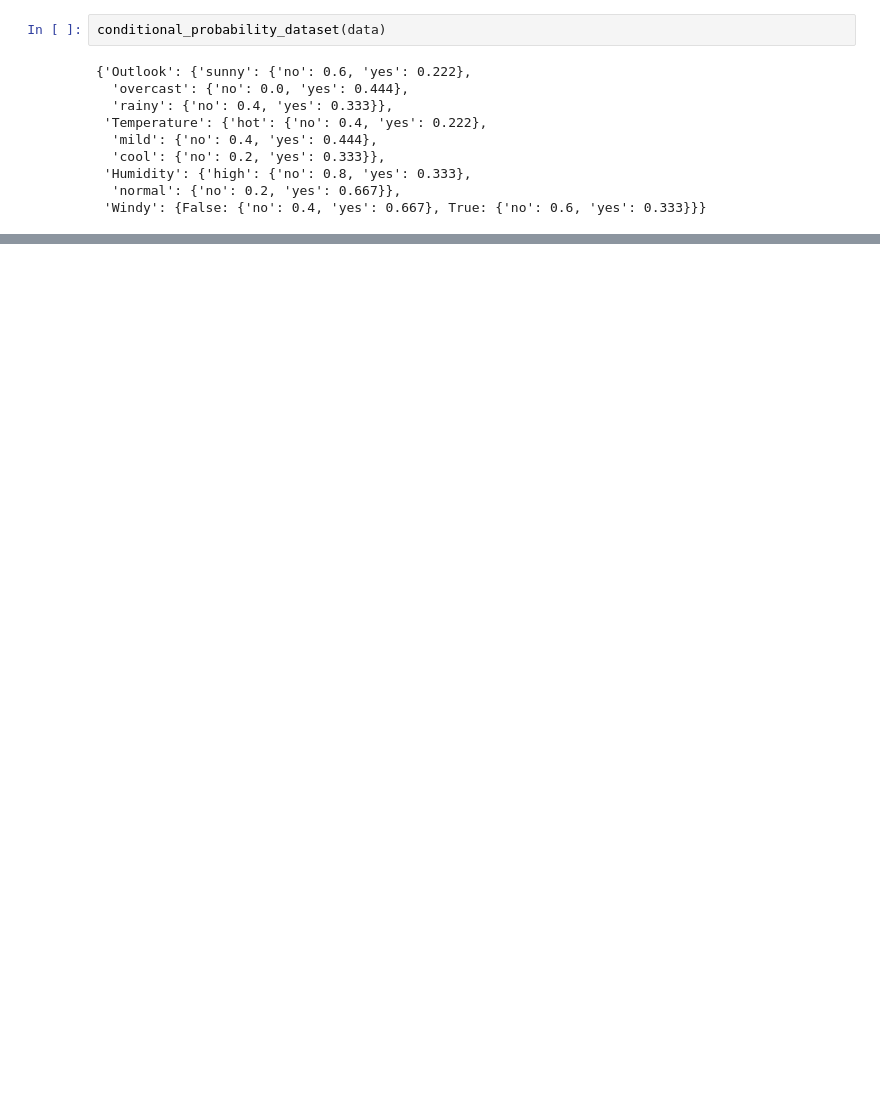
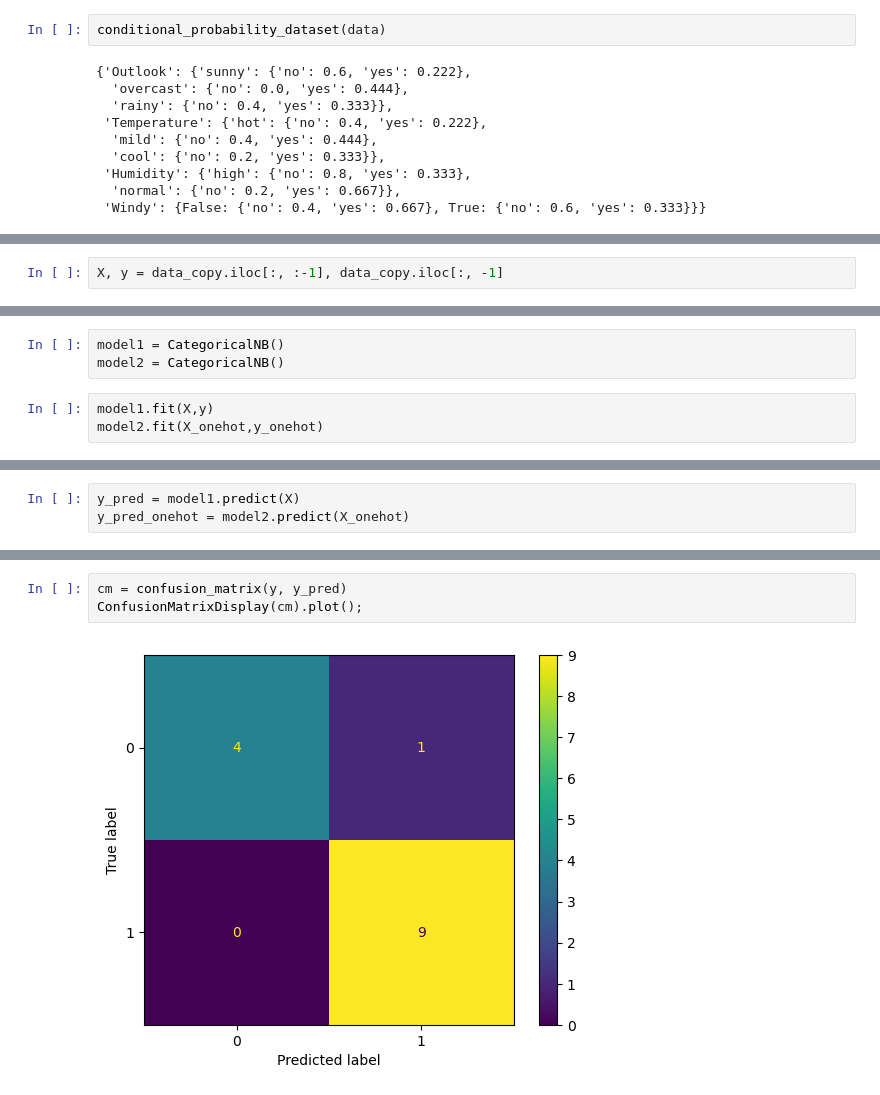
Before and after one commit to lavkushsingh31/ML-Practice-Exercises, a Jupyter notebook: Naive Bayes Implementation.ipynb, the cells around one changed output, grey strips where cells are left out. Cells and saved outputs as stored; diff of their text form; blank space fills up the shorter version.

```diff
--- a/Naive Bayes Implementation.ipynb
+++ b/Naive Bayes Implementation.ipynb
@@ -199,0 +322,2 @@ predictions(nb_model, data.iloc[:,:-1])
+# %%
+X, y = data_copy.iloc[:, :-1], data_copy.iloc[:, -1]
@@ -199,0 +353,6 @@ predictions(nb_model, data.iloc[:,:-1])
+# %%
+model1 = CategoricalNB()
+model2 = CategoricalNB()
+# %%
+model1.fit(X,y)
+model2.fit(X_onehot,y_onehot)
@@ -199,0 +363,3 @@ predictions(nb_model, data.iloc[:,:-1])
+# %%
+y_pred = model1.predict(X)
+y_pred_onehot = model2.predict(X_onehot)
@@ -199,0 +390,5 @@ predictions(nb_model, data.iloc[:,:-1])
+# %%
+cm = confusion_matrix(y, y_pred)
+ConfusionMatrixDisplay(cm).plot();
+# %% [output]
+[figure, added]
```
Also changed, not shown: parts of 53 cells of this notebook.
